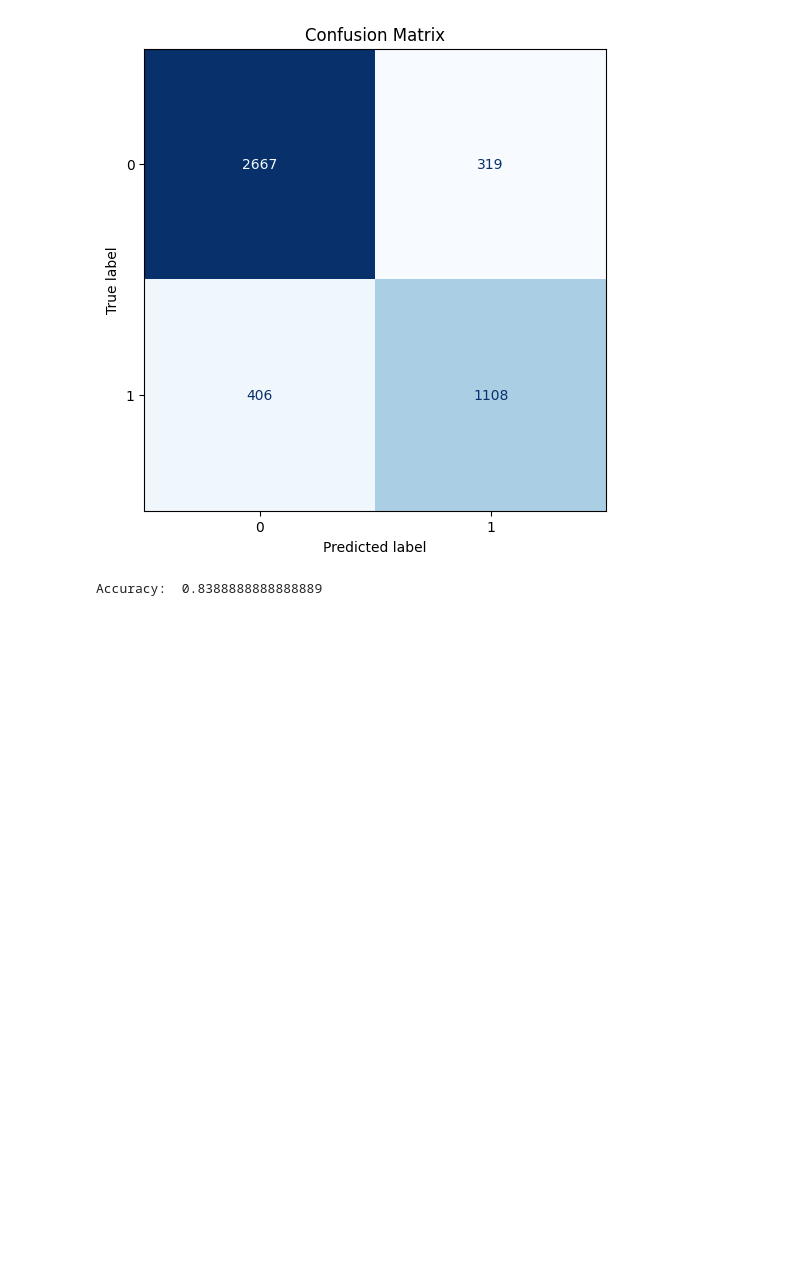
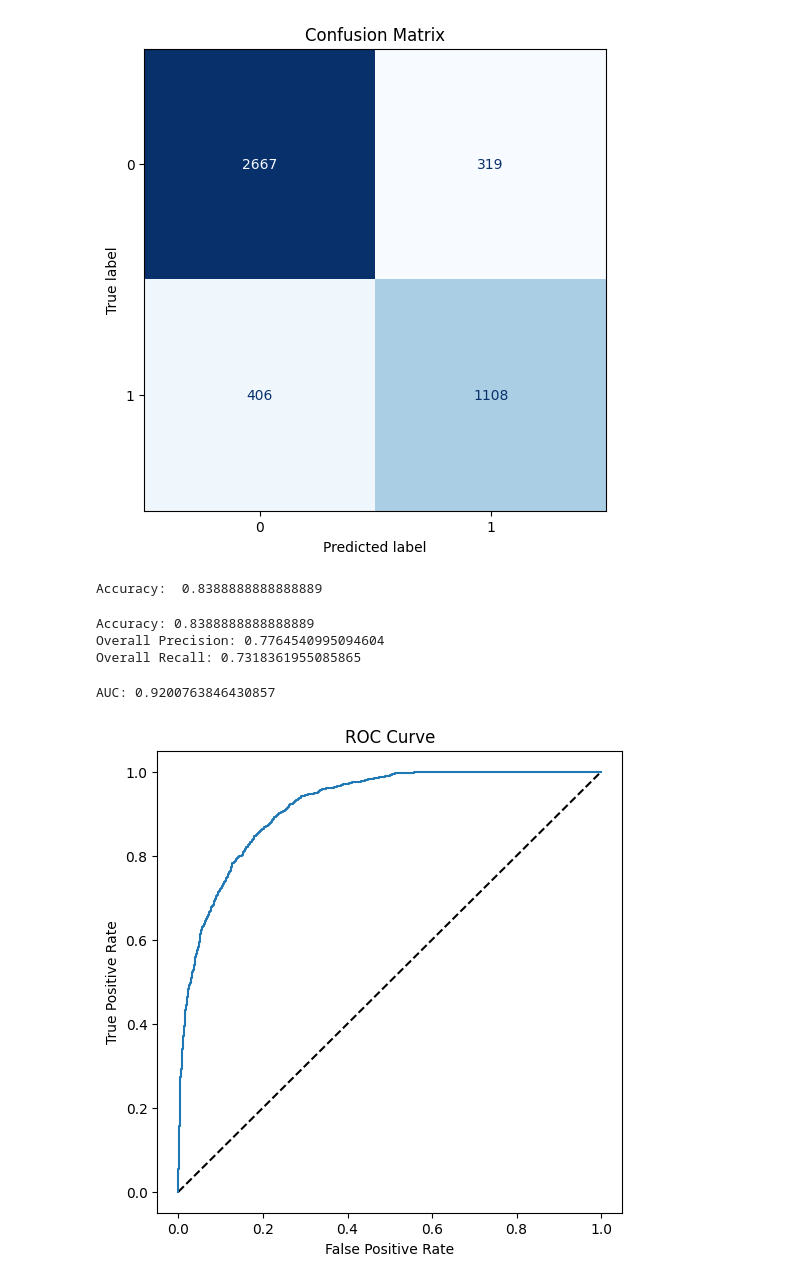
Before and after one commit to coder7475/ml-fundamentals, a Jupyter notebook: notebooks/ml_fundamentals/Understanding_classification_in_ml.ipynb, the cells around one changed output. Saved outputs shown, nothing was run; the diff lists cells and outputs as text; code cells hidden in the pictures; blank space fills up the shorter version.

Commit message:
feat: add detailed model evaluation metrics including accuracy, precision, recall, and ROC curve visualization to enhance classification notebook's performance assessment

```diff
--- a/notebooks/ml_fundamentals/Understanding_classification_in_ml.ipynb
+++ b/notebooks/ml_fundamentals/Understanding_classification_in_ml.ipynb
@@ -388,3 +388,35 @@ plt.show()
 print('Accuracy: ', accuracy_score(y_test, predictions))
 # %% [output]
 Accuracy:  0.8388888888888889
+# %%
+from sklearn.metrics import precision_score, accuracy_score, recall_score
+
+print('Accuracy:', accuracy_score(y_test, predictions))
+print("Overall Precision:",precision_score(y_test, predictions))
+print("Overall Recall:",recall_score(y_test, predictions))
+# %% [output]
+Accuracy: 0.8388888888888889
+Overall Precision: 0.7764540995094604
+Overall Recall: 0.7318361955085865
+# %%
+# Auc
+auc = roc_auc_score(y_test,y_scores[:,1])
+print('AUC: ' + str(auc))
+# %% [output]
+AUC: 0.9200763846430857
+# %%
+# calculate ROC curve
+fpr, tpr, thresholds = roc_curve(y_test, y_scores[:,1])
+
+# plot ROC curve
+fig = plt.figure(figsize=(6, 6))
+# Plot the diagonal 50% line
+plt.plot([0, 1], [0, 1], 'k--')
+# Plot the FPR and TPR achieved by our model
+plt.plot(fpr, tpr)
+plt.xlabel('False Positive Rate')
+plt.ylabel('True Positive Rate')
+plt.title('ROC Curve')
+plt.show()
+# %% [output]
+[figure, added]
```
